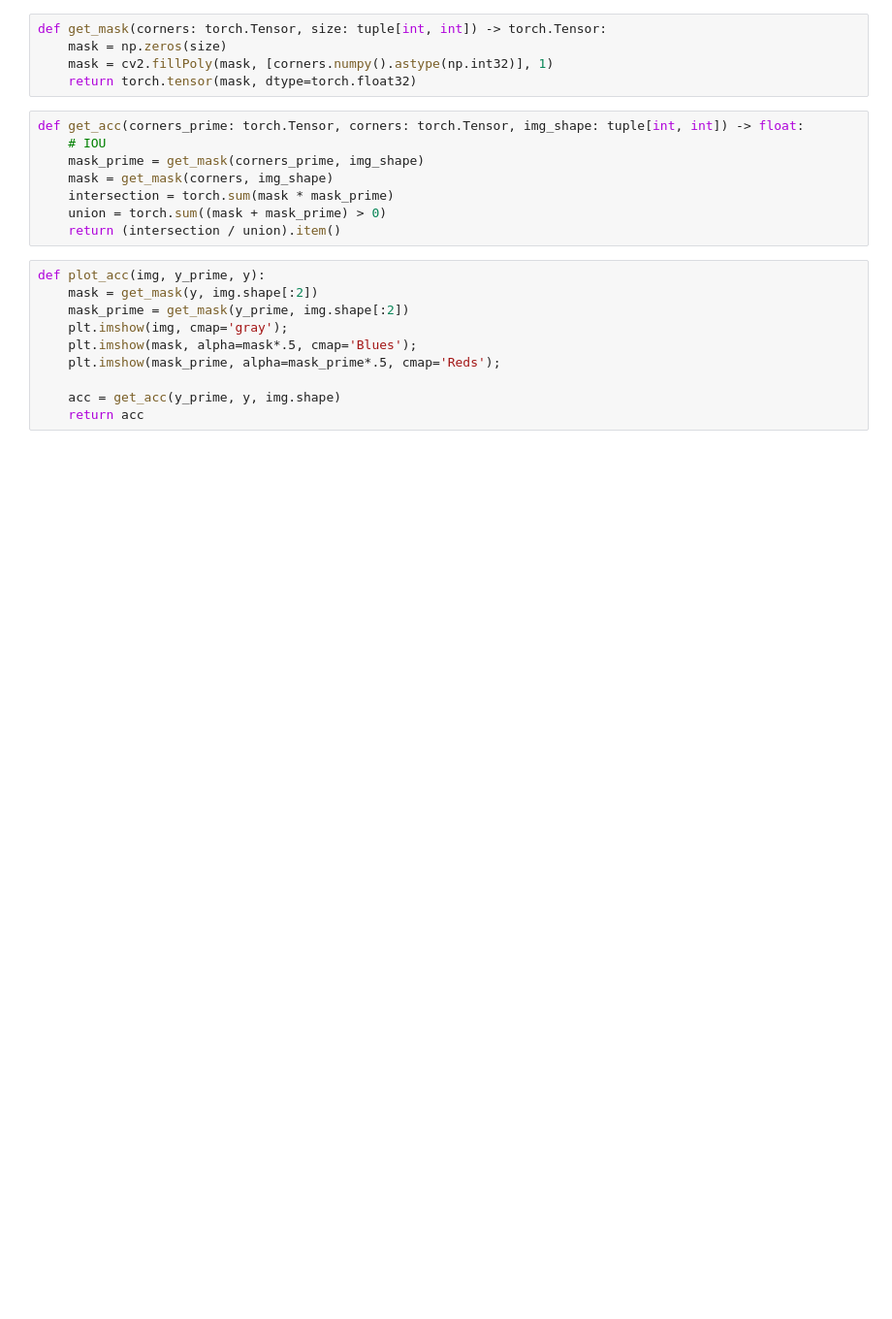
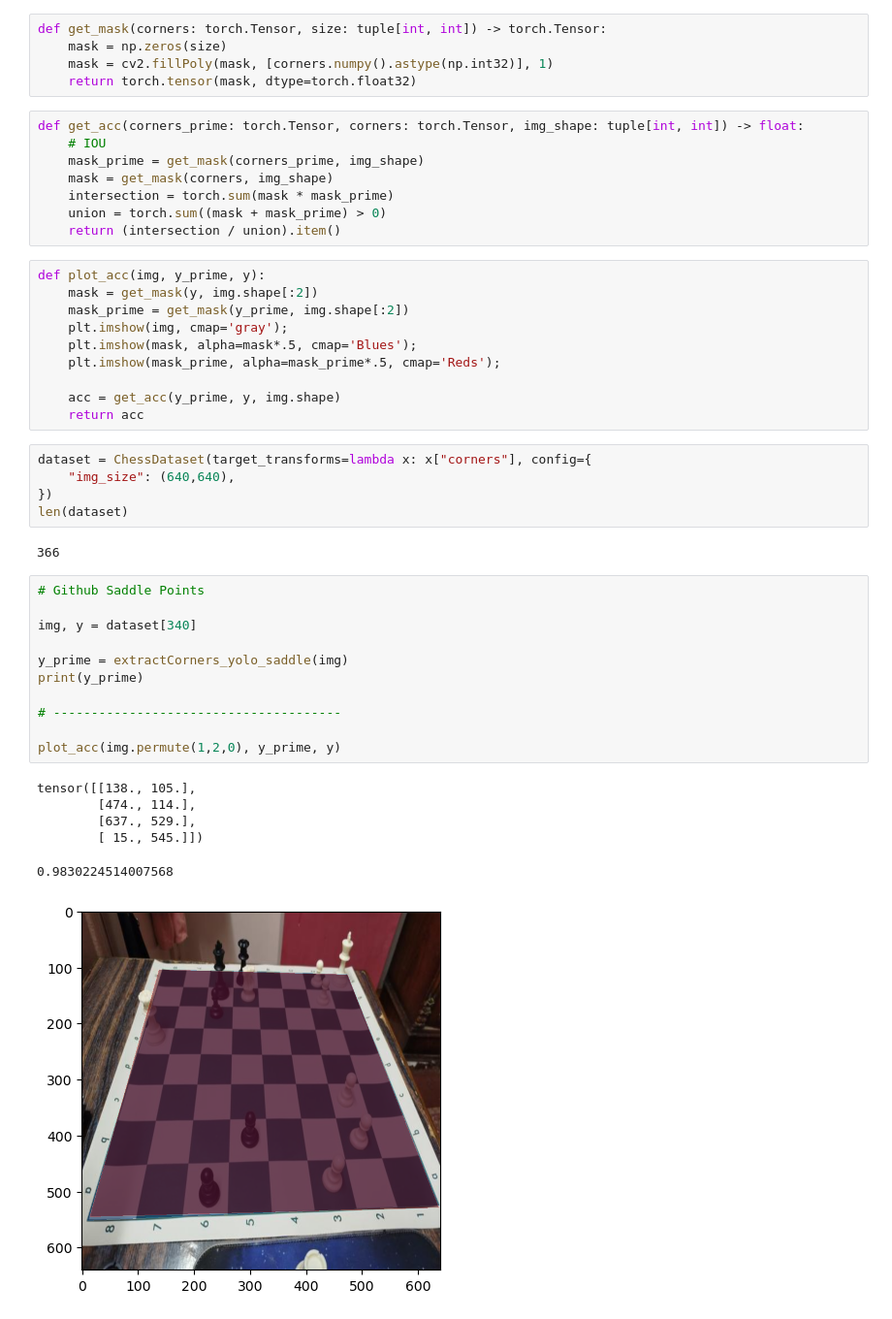
Before and after one commit to MostafaBelo/thesis_chess_lens, a Jupyter notebook: src/BoardDetection/BoardDetection_Accuracy_Test/main.ipynb, the cells around one changed output. Shown: that part at 97% size. Cells and saved outputs as stored; diff of their text form; blank space fills up the shorter version.

```diff
--- a/src/BoardDetection/BoardDetection_Accuracy_Test/main.ipynb
+++ b/src/BoardDetection/BoardDetection_Accuracy_Test/main.ipynb
@@ -49,3 +59,28 @@ def plot_acc(img, y_prime, y):
 
     acc = get_acc(y_prime, y, img.shape)
     return acc
+# %%
+dataset = ChessDataset(target_transforms=lambda x: x["corners"], config={
+    "img_size": (640,640),
+})
+len(dataset)
+# %% [output]
+366
+# %%
+# Github Saddle Points
+
+img, y = dataset[340]
+
+y_prime = extractCorners_yolo_saddle(img)
+print(y_prime)
+
+# --------------------------------------
+
+plot_acc(img.permute(1,2,0), y_prime, y)
+# %% [output]
+tensor([[138., 105.],
+        [474., 114.],
+        [637., 529.],
+        [ 15., 545.]])
+0.9830224514007568
+[figure, added]
```
Also changed, not shown: parts of 12 cells of this notebook, 6 other files.
